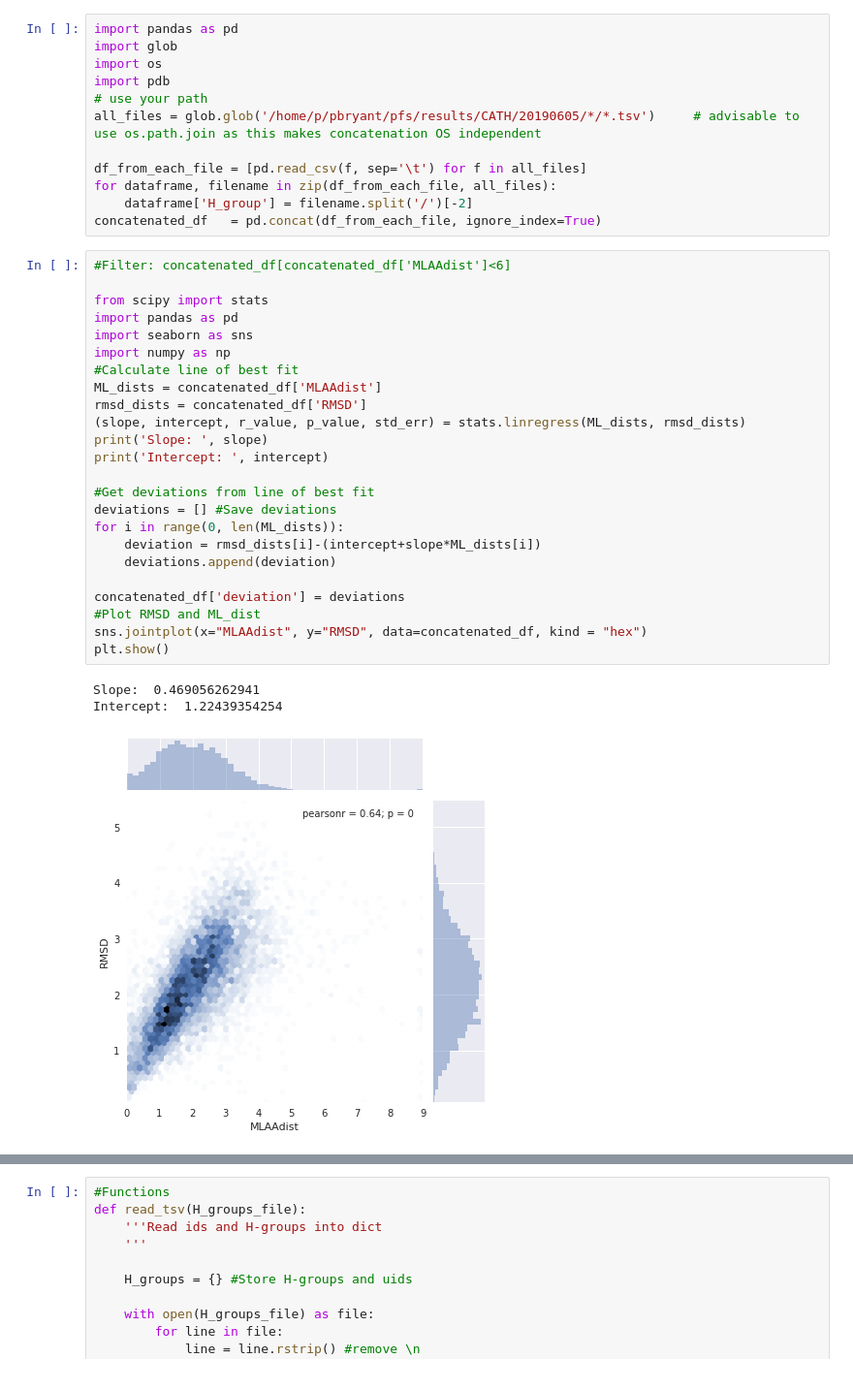
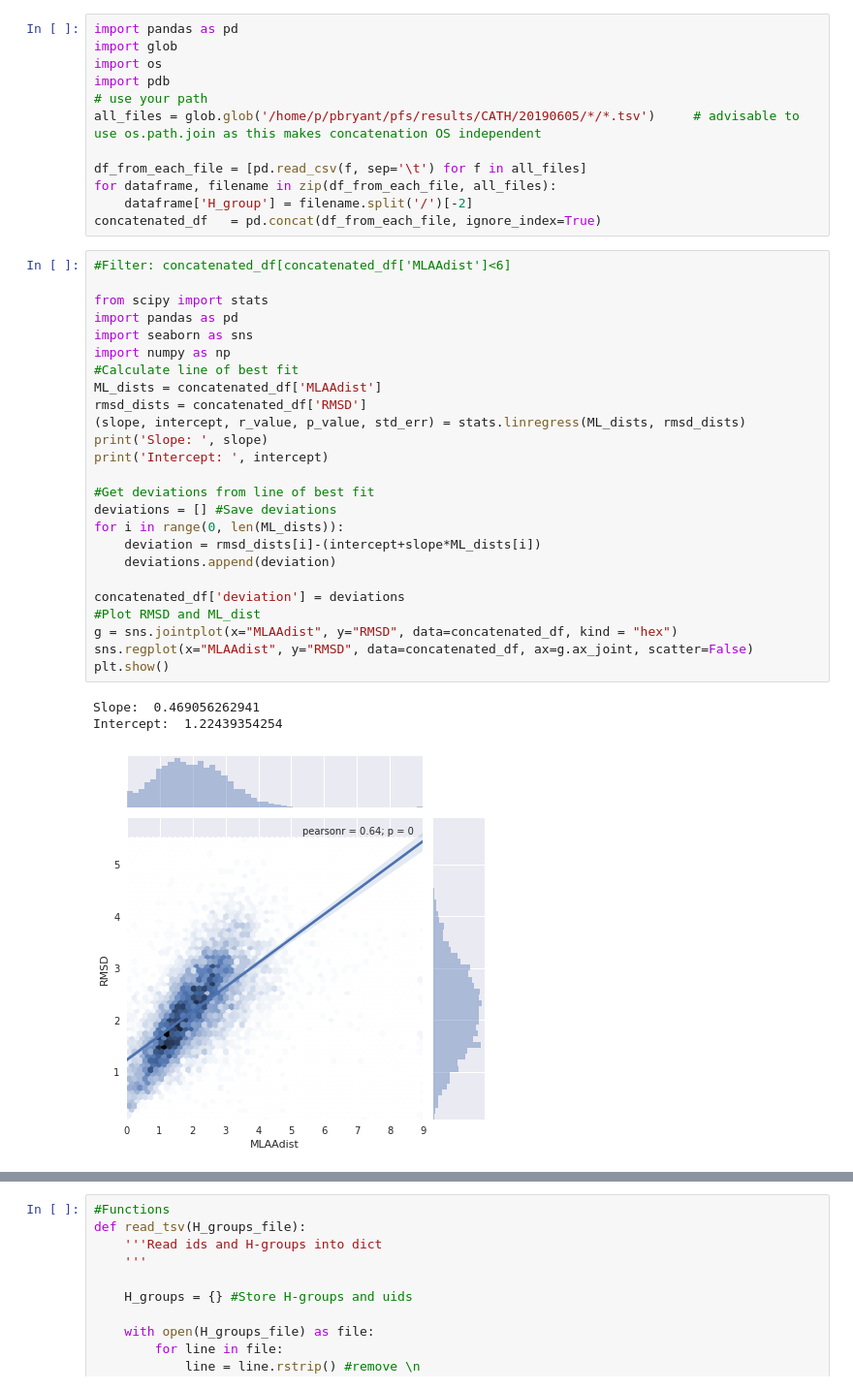
Before and after one commit to patrickbryant1/basic_scilife_scripts, a Jupyter notebook: visual/visual_notebook.ipynb, the cells around one changed output, grey strips where cells are left out. Shown at 97% size. Drawn from its saved outputs; the diff is of its cells as text.

```diff
--- a/visual/visual_notebook.ipynb
+++ b/visual/visual_notebook.ipynb
@@ -13,28 +13,29 @@ concatenated_df   = pd.concat(df_from_each_file, ignore_index=True)
 # %%
 #Filter: concatenated_df[concatenated_df['MLAAdist']<6]
 
 from scipy import stats
 import pandas as pd
 import seaborn as sns
 import numpy as np
 #Calculate line of best fit
 ML_dists = concatenated_df['MLAAdist']
 rmsd_dists = concatenated_df['RMSD']
 (slope, intercept, r_value, p_value, std_err) = stats.linregress(ML_dists, rmsd_dists)
 print('Slope: ', slope)
 print('Intercept: ', intercept)
 
 #Get deviations from line of best fit
 deviations = [] #Save deviations
 for i in range(0, len(ML_dists)):
     deviation = rmsd_dists[i]-(intercept+slope*ML_dists[i])
     deviations.append(deviation)
 
 concatenated_df['deviation'] = deviations
 #Plot RMSD and ML_dist
-sns.jointplot(x="MLAAdist", y="RMSD", data=concatenated_df, kind = "hex")
+g = sns.jointplot(x="MLAAdist", y="RMSD", data=concatenated_df, kind = "hex")
+sns.regplot(x="MLAAdist", y="RMSD", data=concatenated_df, ax=g.ax_joint, scatter=False)
 plt.show()
 # %% [output]
 Slope:  0.469056262941
 Intercept:  1.22439354254
-[figure, old version]
+[figure, new version]
```
Also changed, not shown: parts of 7 cells of this notebook, 1 other file.
